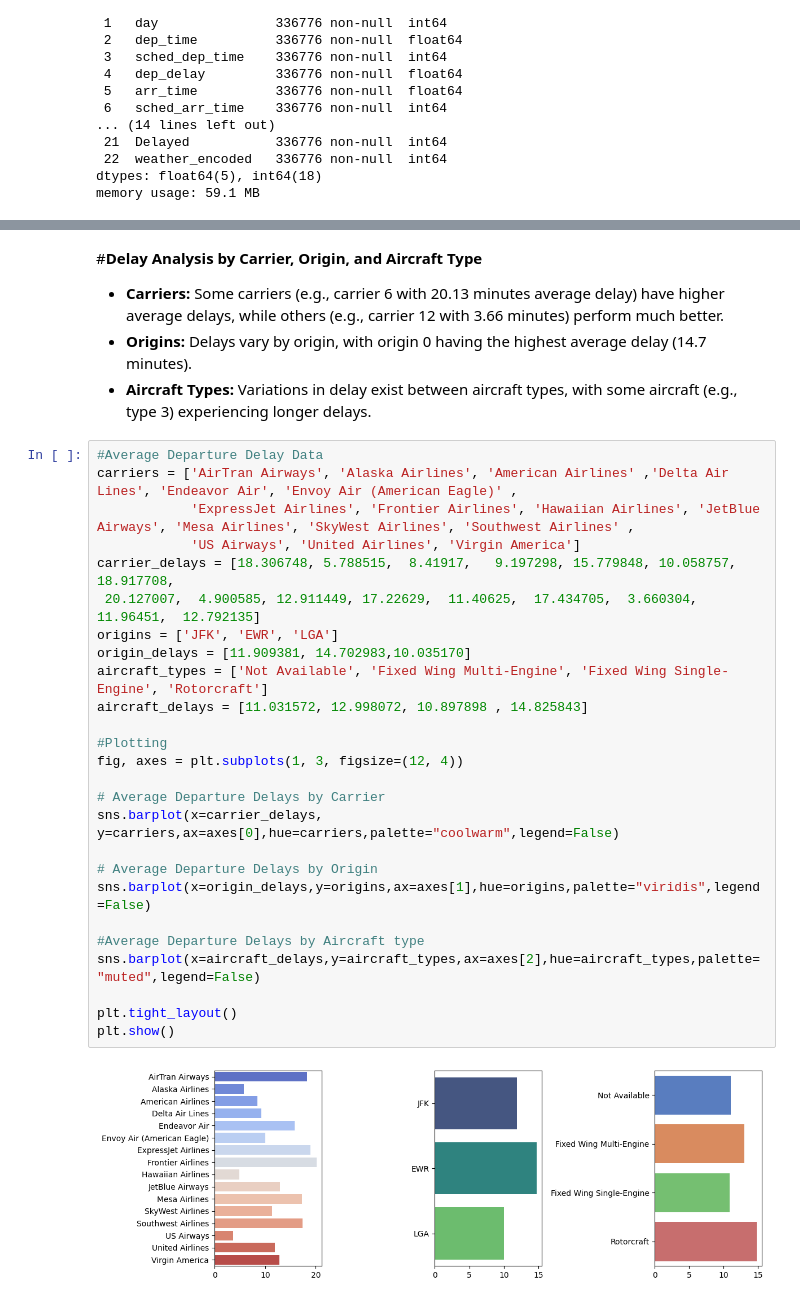
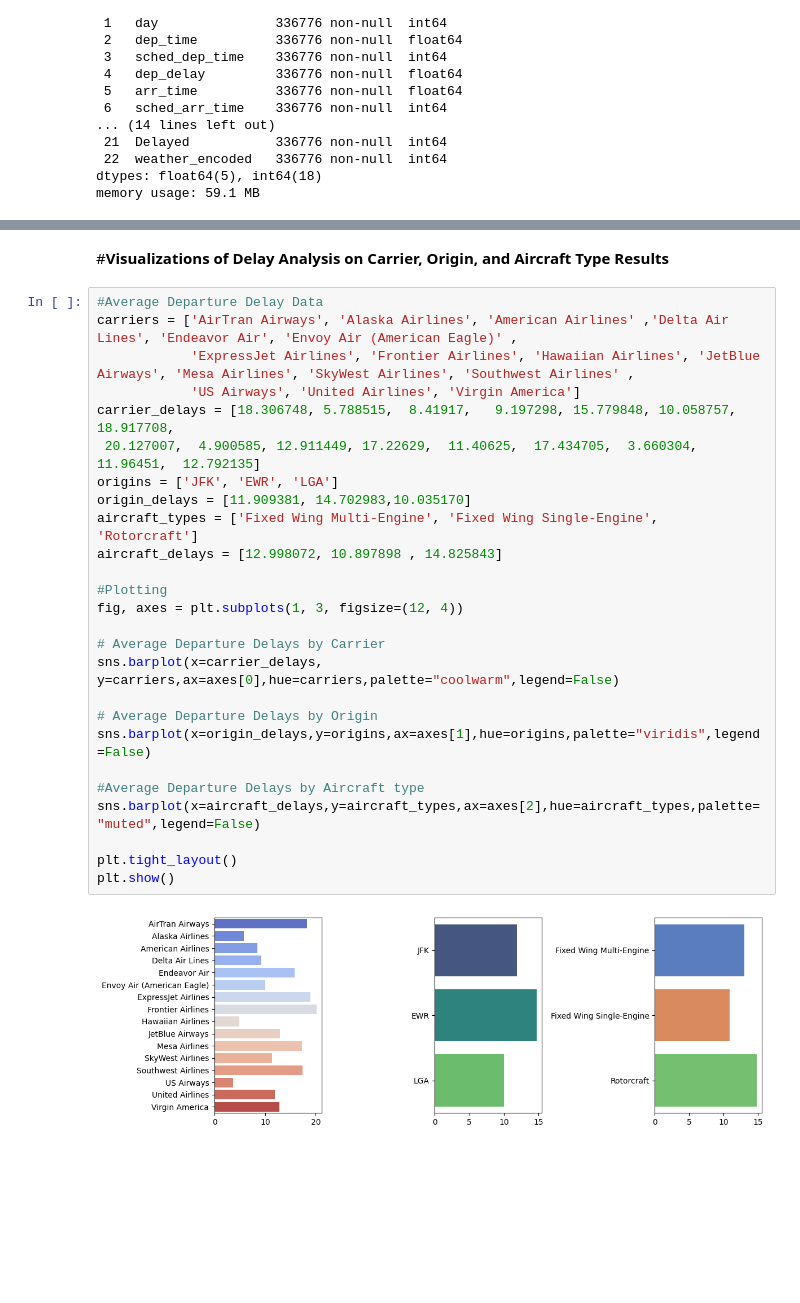
Before and after one commit to Saahil2106/Cloud9, a Jupyter notebook: Group06_Milestone3_Random_Forest.ipynb, the cells around one changed output, grey strips where cells are left out. Cells and saved outputs as stored; diff of their text form; blank space fills up the shorter version.

```diff
--- a/Group06_Milestone3_Random_Forest.ipynb
+++ b/Group06_Milestone3_Random_Forest.ipynb
@@ -1245,37 +1244,33 @@ Fixed Wing Single-Engine    10.897898
 Not Available               11.031572
 Rotorcraft                  14.825843
 Name: dep_delay, dtype: float64
-# %% [markdown]
-#**Delay Analysis by Carrier, Origin, and Aircraft Type**
-
-* **Carriers:** Some carriers (e.g., carrier 6 with 20.13 minutes average delay) have higher average delays, while others (e.g., carrier 12 with 3.66 minutes) perform much better.
-* **Origins:** Delays vary by origin, with origin 0 having the highest average delay (14.7 minutes).
-* **Aircraft Types:** Variations in delay exist between aircraft types, with some aircraft (e.g., type 3) experiencing longer delays.
+# %% [markdown]
+#**Visualizations of Delay Analysis on Carrier, Origin, and Aircraft Type Results**
 # %%
 #Average Departure Delay Data
 carriers = ['AirTran Airways', 'Alaska Airlines', 'American Airlines' ,'Delta Air Lines', 'Endeavor Air', 'Envoy Air (American Eagle)' ,
             'ExpressJet Airlines', 'Frontier Airlines', 'Hawaiian Airlines', 'JetBlue Airways', 'Mesa Airlines', 'SkyWest Airlines', 'Southwest Airlines' ,
             'US Airways', 'United Airlines', 'Virgin America']
 carrier_delays = [18.306748, 5.788515,  8.41917,   9.197298, 15.779848, 10.058757, 18.917708,
  20.127007,  4.900585, 12.911449, 17.22629,  11.40625,  17.434705,  3.660304, 11.96451,  12.792135]
 origins = ['JFK', 'EWR', 'LGA']
 origin_delays = [11.909381, 14.702983,10.035170]
-aircraft_types = ['Not Available', 'Fixed Wing Multi-Engine', 'Fixed Wing Single-Engine', 'Rotorcraft']
-aircraft_delays = [11.031572, 12.998072, 10.897898 , 14.825843]
+aircraft_types = ['Fixed Wing Multi-Engine', 'Fixed Wing Single-Engine', 'Rotorcraft']
+aircraft_delays = [12.998072, 10.897898 , 14.825843]
 
 #Plotting
 fig, axes = plt.subplots(1, 3, figsize=(12, 4))
 
 # Average Departure Delays by Carrier
 sns.barplot(x=carrier_delays, y=carriers,ax=axes[0],hue=carriers,palette="coolwarm",legend=False)
 
 # Average Departure Delays by Origin
 sns.barplot(x=origin_delays,y=origins,ax=axes[1],hue=origins,palette="viridis",legend=False)
 
 #Average Departure Delays by Aircraft type
 sns.barplot(x=aircraft_delays,y=aircraft_types,ax=axes[2],hue=aircraft_types,palette="muted",legend=False)
 
 plt.tight_layout()
 plt.show()
 # %% [output]
-[figure, old version]
+[figure, new version]
```
Also changed, not shown: parts of 25 cells of this notebook.
